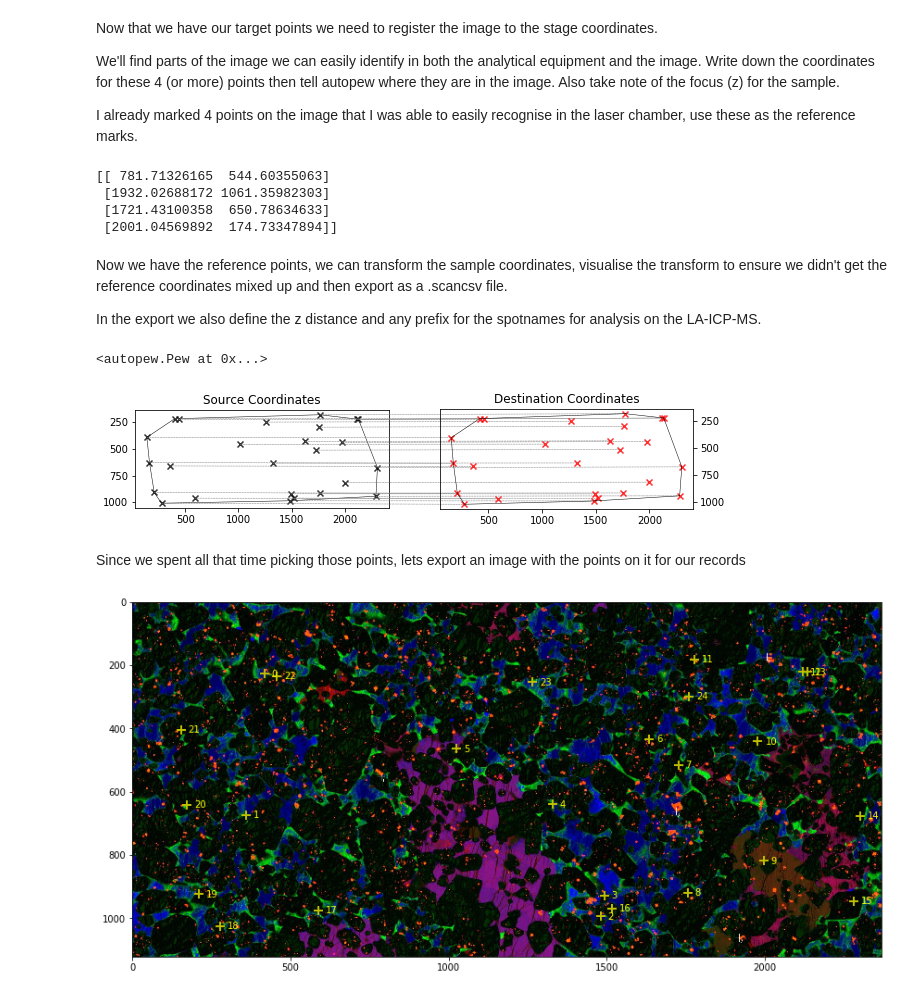
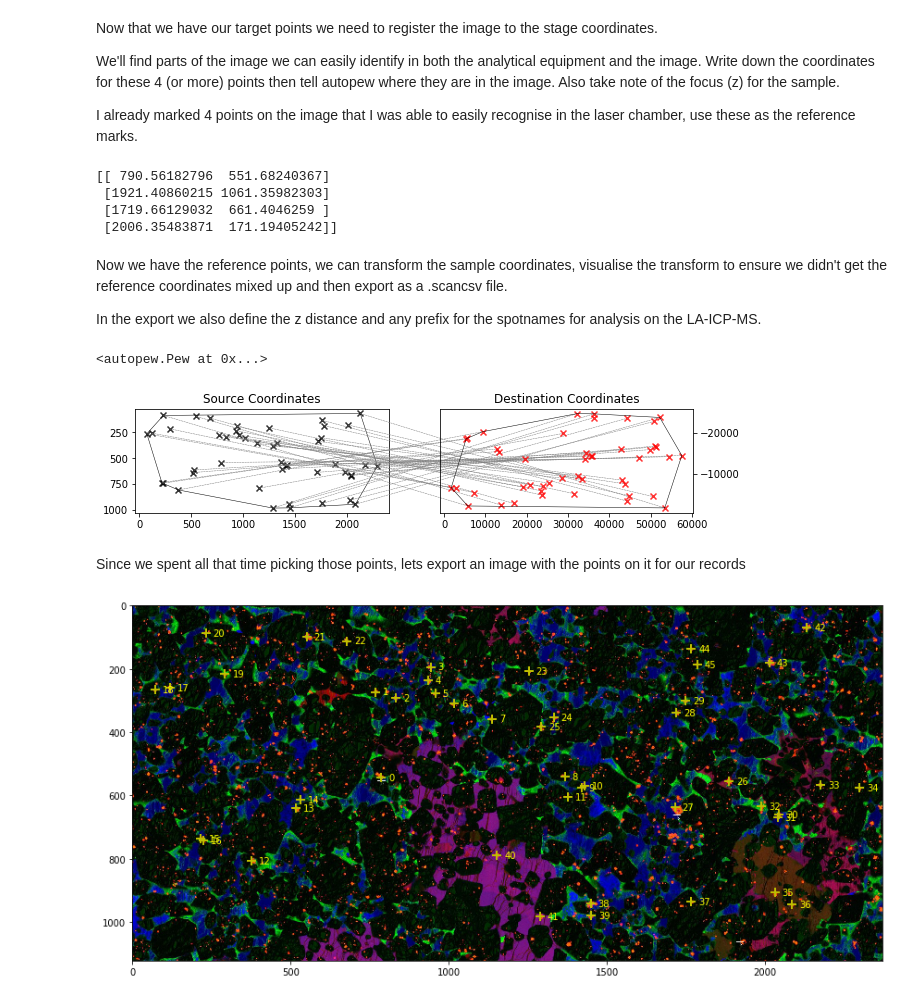
Before and after one commit to lavender22/AESC2021-autopew-poster, a Jupyter notebook: Autopew_poster.ipynb, the cells around one changed output. Saved outputs shown, nothing was run; the diff lists cells and outputs as text; code cells hidden in the pictures.

Commit message:
Update Autopew_poster.ipynb
bug fix,
last example plot point.samples

```diff
--- a/Autopew_poster.ipynb
+++ b/Autopew_poster.ipynb
@@ -208,10 +208,10 @@ I already marked 4 points on the image that I was able to easily recognise in th
 # %% REFERENCE POINTS ------------------------------------------------------------
 #these are the known locations of the reference points on the laser stage
 laser_REF_coords = np.array([
-      [788,553.33], #R1
-      [1920,1062.67], #R2
-      [1721.33,662.67], #R3
-      [2008,173.33]]) #R4
+      [19700,-13833], #R1
+      [48000,-26566], #R2
+      [43033,-16566], #R3
+      [50200,-4333]]) #R4
 
 # pick reference coordinates from the image
 
@@ -222,10 +222,10 @@ except:
 
 print(pixel_REF_points)#print the pixel reference points for your records
 # %% [output]
-[[ 781.71326165  544.60355063]
- [1932.02688172 1061.35982303]
- [1721.43100358  650.78634633]
- [2001.04569892  174.73347894]]
+[[ 790.56182796  551.68240367]
+ [1921.40860215 1061.35982303]
+ [1719.66129032  661.4046259 ]
+ [2006.35483871  171.19405242]]
 # %% [markdown]
 Now we have the reference points, we can transform the sample coordinates, visualise the transform to ensure we didn't get the reference coordinates mixed up and then export as a .scancsv file.
 
@@ -246,7 +246,7 @@ fig = plot_transform(
 points.export_samples("Points_new.scancsv", z=20744, spotnames="chromite")
 # %% [output]
 <autopew.Pew at 0x...>
-[figure, old version]
+[figure, new version]
 # %% [markdown]
 Since we spent all that time picking those points, lets export an image with the points on it for our records
 # %%
@@ -259,35 +259,37 @@ from PIL import Image
 img = Image.open(imagepath)
 width, height = img.size # get the image's width and height in pixels
 
+#this time we want to plot points.samples rather than points.transformed because our source coordinates are the pixels
+
 #markers
 fig, ax = plt.subplots(figsize=(12, 12))
-ax.scatter(points.transformed['x'],
-           points.transformed['y'],
+ax.scatter(points.samples['x'],
+           points.samples['y'],
            facecolors='y',
            edgecolors='y',
            marker="+",
            s=100,
            linewidth=2,
            zorder=1)
 #labels
-for i, df in enumerate(points.transformed['name']):
+for i, df in enumerate(points.samples['name']):
     ax.annotate(df,
-                (points.transformed.x[i], points.transformed.y[i]),
+                (points.samples.x[i], points.samples.y[i]),
                 xytext=(8, 0),
                 textcoords='offset points',
                 horizontalalignment='left',
                 verticalalignment='center',
                 size=10,
                 color='yellow',
                 zorder=1
                )
 ax.set(xlim=(0, width), ylim=(0, height))
 plt.imshow(img, zorder=0)
 ax.invert_yaxis()#image invert so it is the same up direction as import.
 plt.tight_layout()
 plt.show()
 
 # %% SAVE IMAGE ---------------------------------------------------------------
 #fig.savefig('Export_image.png', transparent=True, dpi=300)
 # %% [output]
-[figure, old version]
+[figure, new version]
```
